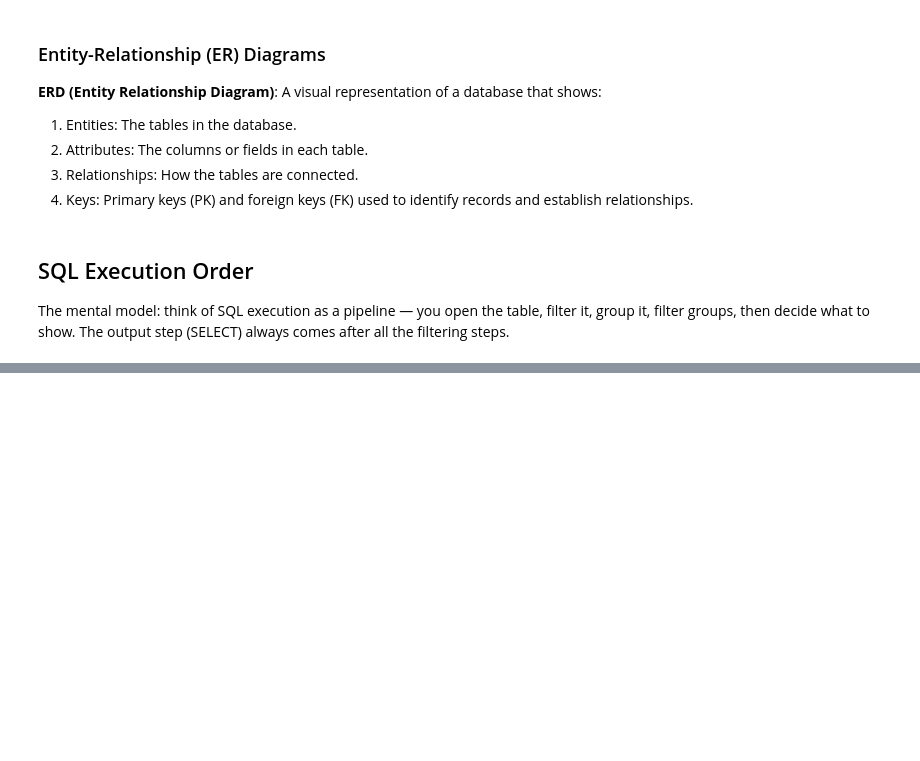
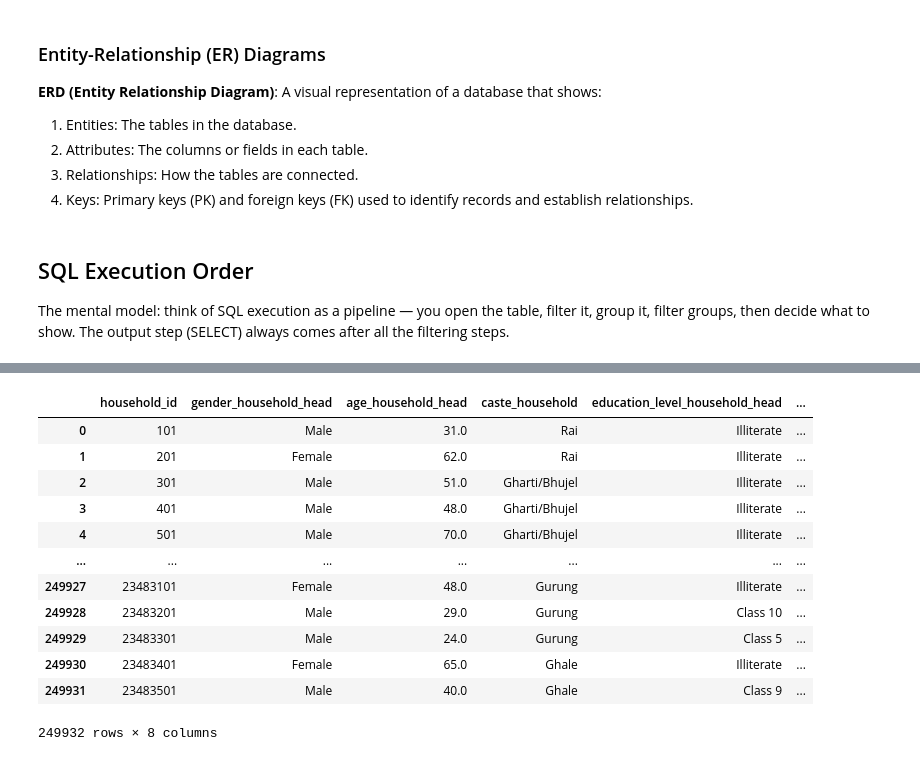
Before and after one commit to G-Gakii/Earthquake_damage_in_nepal_prediction, a Jupyter notebook: notebook/01_data_cleaning.ipynb, the cells around one changed output, grey strips where cells are left out. Drawn from its saved outputs; the diff is of its cells as text; code cells hidden in the pictures; blank space fills up the shorter version.

Commit message:
data exploration and cleaning

```diff
--- a/notebook/01_data_cleaning.ipynb
+++ b/notebook/01_data_cleaning.ipynb
@@ -186,0 +196,7 @@ The mental model: think of SQL execution as a pipeline — you open the table, f
+# %%
+# connect to the database
+conn=sqlite3.connect("../data/nepal.sqlite")
+# %%
+# function to execute the query
+def execute_query(query,connection=conn):
+    return pd.read_sql_query(query,connection)
@@ -186,0 +217,21 @@ The mental model: think of SQL execution as a pipeline — you open the table, f
+# %%
+q1="""
+    SELECT *
+    FROM household_demographics
+
+"""
+execute_query(q1)
+# %% [output]
+|  | household_id | gender_household_head | age_household_head | caste_household | education_level_household_head | ... |
+| 0 | 101 | Male | 31.0 | Rai | Illiterate | ... |
+| 1 | 201 | Female | 62.0 | Rai | Illiterate | ... |
+| 2 | 301 | Male | 51.0 | Gharti/Bhujel | Illiterate | ... |
+| 3 | 401 | Male | 48.0 | Gharti/Bhujel | Illiterate | ... |
+| 4 | 501 | Male | 70.0 | Gharti/Bhujel | Illiterate | ... |
+| ... | ... | ... | ... | ... | ... | ... |
+| 249927 | 23483101 | Female | 48.0 | Gurung | Illiterate | ... |
+| 249928 | 23483201 | Male | 29.0 | Gurung | Class 10 | ... |
+| 249929 | 23483301 | Male | 24.0 | Gurung | Class 5 | ... |
+| 249930 | 23483401 | Female | 65.0 | Ghale | Illiterate | ... |
+| 249931 | 23483501 | Male | 40.0 | Ghale | Class 9 | ... |
+249932 rows × 8 columns
```
Also changed, not shown: parts of 18 cells of this notebook, 5 other files.
